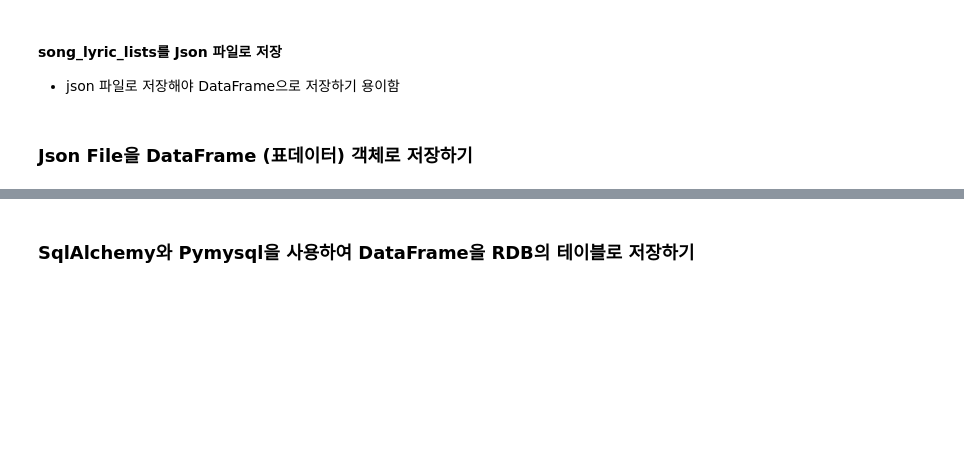
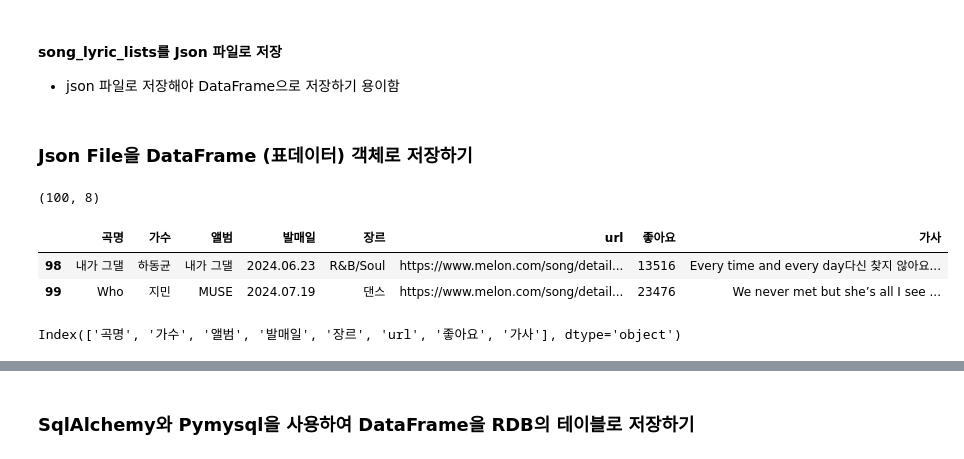
Before and after one commit to hsj1024/Python_web_rookies, a Jupyter notebook: webscraping_source_stu/04.Melon100차트_데이터파싱_DB저장.ipynb, the cells around one changed output, grey strips where cells are left out. Cells and saved outputs as stored; diff of their text form; code cells hidden in the pictures; blank space fills up the shorter version.

```diff
--- a/webscraping_source_stu/04.Melon100차트_데이터파싱_DB저장.ipynb
+++ b/webscraping_source_stu/04.Melon100차트_데이터파싱_DB저장.ipynb
@@ -144,3 +155,19 @@ with open('data/songs100.json','w',encoding='utf-8') as file:
     json.dump(song_lyric_lists, file) #[{곡명:퀸카},{}]
 # %% [markdown]
 ### Json File을 DataFrame (표데이터) 객체로 저장하기
+# %%
+import pandas as pd
+
+
+song_df = pd.read_json('data/songs100.json')
+print(song_df.shape)
+song_df.tail(2)
+# %% [output]
+(100, 8)
+|  | 곡명 | 가수 | 앨범 | 발매일 | 장르 | url | 좋아요 | 가사 |
+| 98 | 내가 그댈 | 하동균 | 내가 그댈 | 2024.06.23 | R&B/Soul | https://www.melon.com/song/detail... | 13516 | Every time and every day다신 찾지 않아요... |
+| 99 | Who | 지민 | MUSE | 2024.07.19 | 댄스 | https://www.melon.com/song/detail... | 23476 | We never met but she’s all I see ... |
+# %%
+song_df.columns
+# %% [output]
+Index(['곡명', '가수', '앨범', '발매일', '장르', 'url', '좋아요', '가사'], dtype='object')
```
Also changed, not shown: parts of 10 cells of this notebook.
